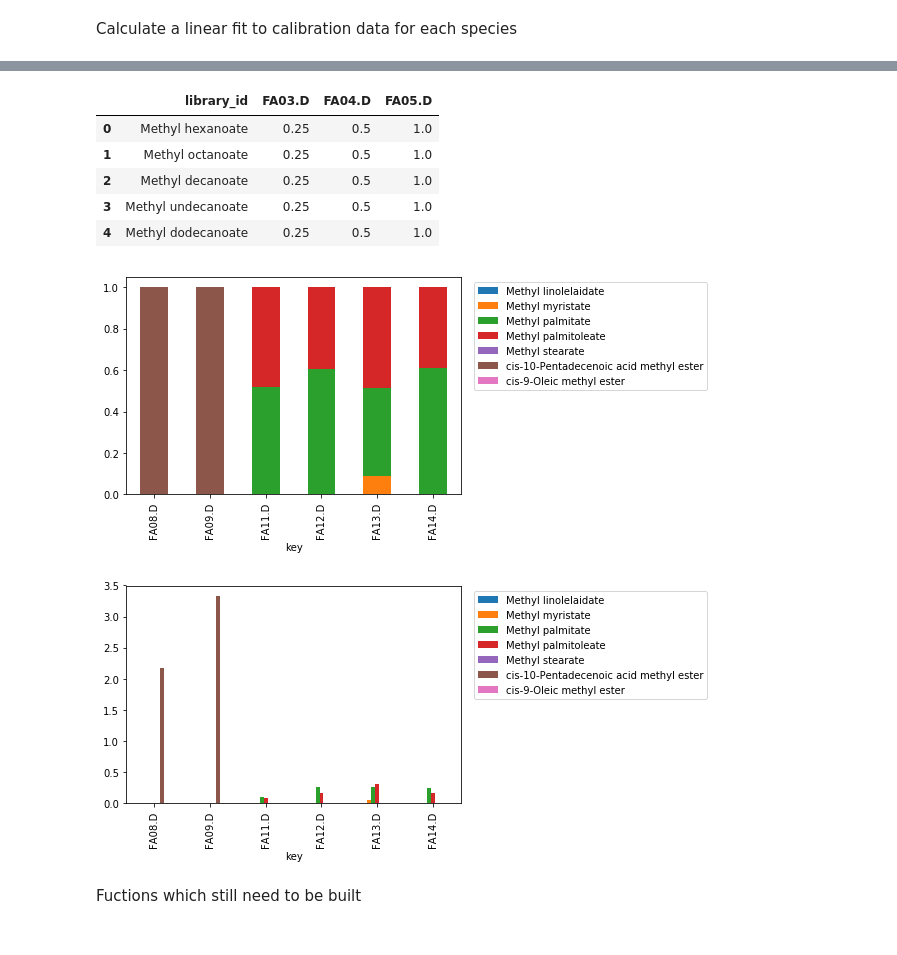
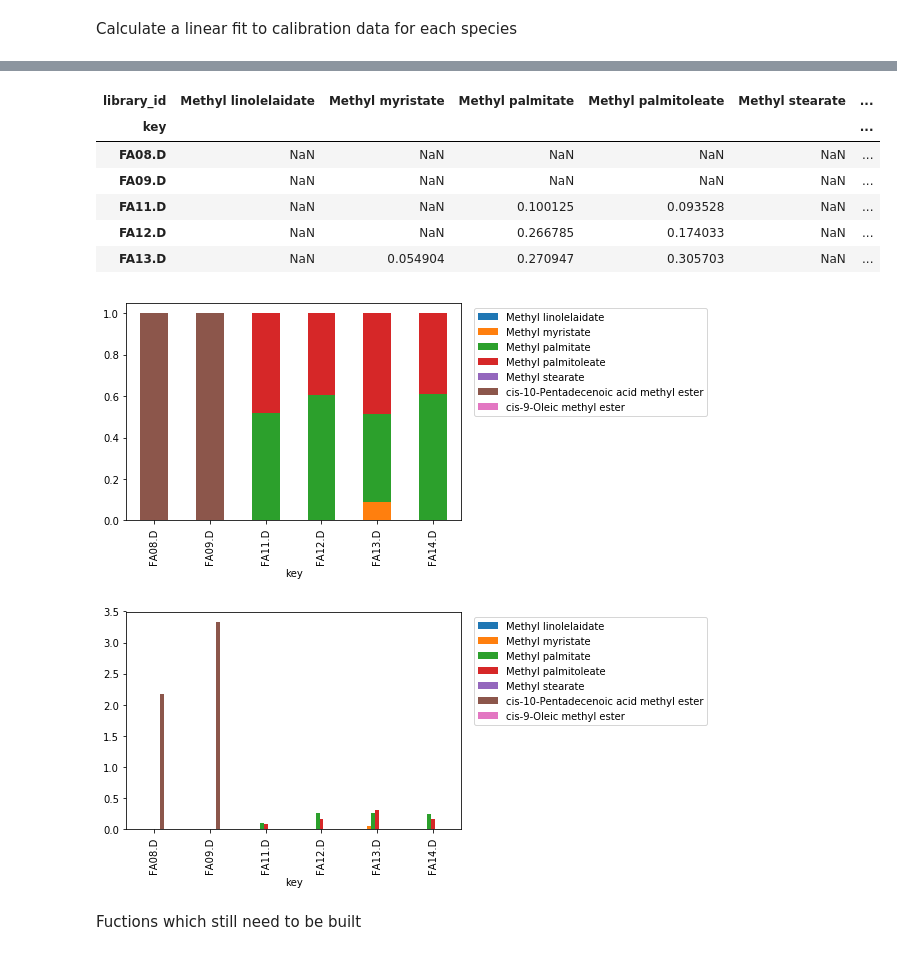
Before and after one commit to audere-labs/pyvalence, a Jupyter notebook: gc_area_analysis.ipynb, the cells around one changed output, grey strips where cells are left out. Drawn from its saved outputs; the diff is of its cells as text; code cells hidden in the pictures.

```diff
--- a/gc_area_analysis.ipynb
+++ b/gc_area_analysis.ipynb
@@ -6,4 +6,4 @@ import pandas as pd
 import matplotlib.pyplot as plt
 %matplotlib inline
 # %%
-agi = Agilent.from_root('data')
+agi = Agilent.from_root('data/test3')
@@ -92,7 +60,7 @@ This creates a df containing the concentrations, I assumed the starting concentr
 # %%
 cal_files = ['FA03.D','FA04.D','FA05.D']
 cal_dilutions = {'FA03.D': 0.25,'FA04.D':0.50,'FA05.D':1.0}
-standards = pd.DataFrame({'library_id':agi['FA05.D'].results['lib']['library_id'],'Conc_0':1})
+standards = pd.DataFrame({'library_id':list(set(agi.results_lib.library_id)),'Conc_0':1})
 
 for key,val in cal_dilutions.items():
     standards[key] = standards['Conc_0']*val
@@ -153,5 +119,5 @@ calced_curves.head()
 # %%
-def calc_conc_tic(cal_curves, matched_df):
+def calc_conc(cal_curves, matcheddf):
     '''
     this  function takes a dataframe which contains species matched to an area (matchlib2area_all)
     and a calibration curve dataframe (cal_curves_tic)
@@ -159,11 +125,12 @@ def calc_conc_tic(cal_curves, matched_df):
     it uses these values to calculate the concentration
     '''
     def conc_cal(x):
-        conc = (x['tic_area']*x['slope']+x['intercept'] if x['tic_area']*x['slope']+x['intercept']>0 else np.nan)
+        conc = (x['area']*x['slope']+x['intercept'] if x['area']*x['slope']+x['intercept']>0 else np.nan)
         return conc
 
     # calculate concentration of species
-    return_df = pd.merge(matched_df,cal_curves,on='library_id',how='outer')
+    matcheddf = matcheddf.reset_index()
+    return_df = pd.merge(matcheddf,cal_curves,on='library_id',how='outer')
     return_df['conc'] = return_df.apply(conc_cal,axis=1)
     return_df.drop(['rvalue','pvalue','stderr'],1,inplace=True)
 
@@ -175,14 +142,14 @@ def calc_conc_tic(cal_curves, matched_df):
     return_df.drop(['totals_c'],1,inplace=True)
 
     #calculate area percentage
-    totals_a = pd.DataFrame({'totals_a':(return_df.groupby('key')['tic_area']
+    totals_a = pd.DataFrame({'totals_a':(return_df.groupby('key')['area']
                                             .apply(np.sum,axis=0))}).reset_index()
     return_df = return_df.merge(totals_a, on=['key'])
-    return_df['tic_area%']=return_df['tic_area']/return_df['totals_a']
+    return_df['area%']=return_df['area']/return_df['totals_a']
     return_df.drop(['totals_a'],1,inplace=True)
 
-    return return_df
+    return return_df.set_index('key')
 
-calced_conc_tic = calc_conc_tic(calced_curves, matched_df)
-calced_conc_tic.head()
+calced_conc = calc_conc(calced_curves, matcheddf)
+calced_conc
 # %% [output]
@@ -195,5 +175,6 @@ calced_conc_tic.head()
 # %%
-def plot_tic(calced_conc_tic,standards = pd.DataFrame()):
+def plot_area(calced_conc,standards = pd.DataFrame()):
+    calced_conc = calced_conc.reset_index()
     standard_keys = list(standards.keys()[1:])
 
     #Standards Plot
@@ -207,42 +188,43 @@ def plot_tic(calced_conc_tic,standards = pd.DataFrame()):
 #                     stacked=True,
 #                     figsize = (6,4))
 
 #     standards_plt.legend(bbox_to_anchor=(1,0,1, 1),loc='upper right')
 
     #Concetration Stacked Percentage Plot
-    unknowns_per_df = calced_conc_tic[-calced_conc_tic['key'].isin(standard_keys)]
+    unknowns_per_df = calced_conc[-calced_conc['key'].isin(standard_keys)]
     unknowns_per_pvt = pd.pivot_table(unknowns_per_df,
                                index='key',
                                columns='library_id',
                                values='conc%')
     unknowns_per_plt = unknowns_per_pvt.plot(legend=True,
                     kind='bar',
                     stacked=True,
                     figsize = (6,4))
     unknowns_per_plt.legend(bbox_to_anchor=(0.75,0,1, 1),loc='upper right')
 
     #Concentration Plot
-    unknowns_df = calced_conc_tic[-calced_conc_tic['key'].isin(standard_keys)]
+    unknowns_df = calced_conc[-calced_conc['key'].isin(standard_keys)]
     unknowns_pvt = pd.pivot_table(unknowns_df,
                                index='key',
                                columns='library_id',
                                values='conc')
     unknowns_plt = unknowns_pvt.plot(legend=True,
                     kind='bar',
                     stacked=False,
                     figsize = (6,4))
     unknowns_plt.legend(bbox_to_anchor=(0.75,0,1, 1),
                         loc='upper right')
     return {'percentage':unknowns_per_pvt,'concentrations':unknowns_pvt,'standards':standards}
 
-plot_tic(calced_conc_tic,standards)['standards'].head()
+plot_area(calced_conc,standards)['concentrations'].head()
 # %% [output]
-|  | library_id | FA03.D | FA04.D | FA05.D |
-| 0 | Methyl hexanoate | 0.25 | 0.5 | 1.0 |
-| 1 | Methyl octanoate | 0.25 | 0.5 | 1.0 |
-| 2 | Methyl decanoate | 0.25 | 0.5 | 1.0 |
-| 3 | Methyl undecanoate | 0.25 | 0.5 | 1.0 |
-| 4 | Methyl dodecanoate | 0.25 | 0.5 | 1.0 |
+| library_id | Methyl linolelaidate | Methyl myristate | Methyl palmitate | Methyl palmitoleate | Methyl stearate | ... |
+| key |  |  |  |  |  | ... |
+| FA08.D | NaN | NaN | NaN | NaN | NaN | ... |
+| FA09.D | NaN | NaN | NaN | NaN | NaN | ... |
+| FA11.D | NaN | NaN | 0.100125 | 0.093528 | NaN | ... |
+| FA12.D | NaN | NaN | 0.266785 | 0.174033 | NaN | ... |
+| FA13.D | NaN | 0.054904 | 0.270947 | 0.305703 | NaN | ... |
 [figure]
 [figure]
 # %% [markdown]
```
Also changed, not shown: parts of 7 cells of this notebook.
